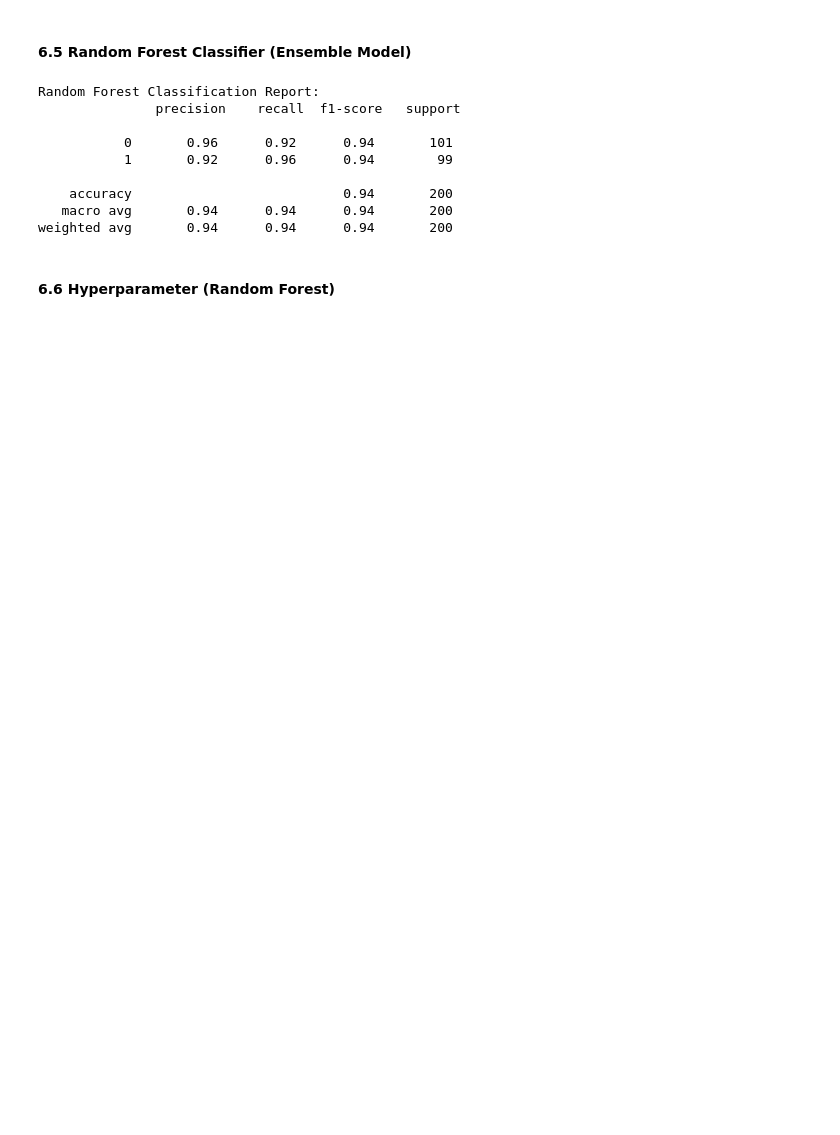
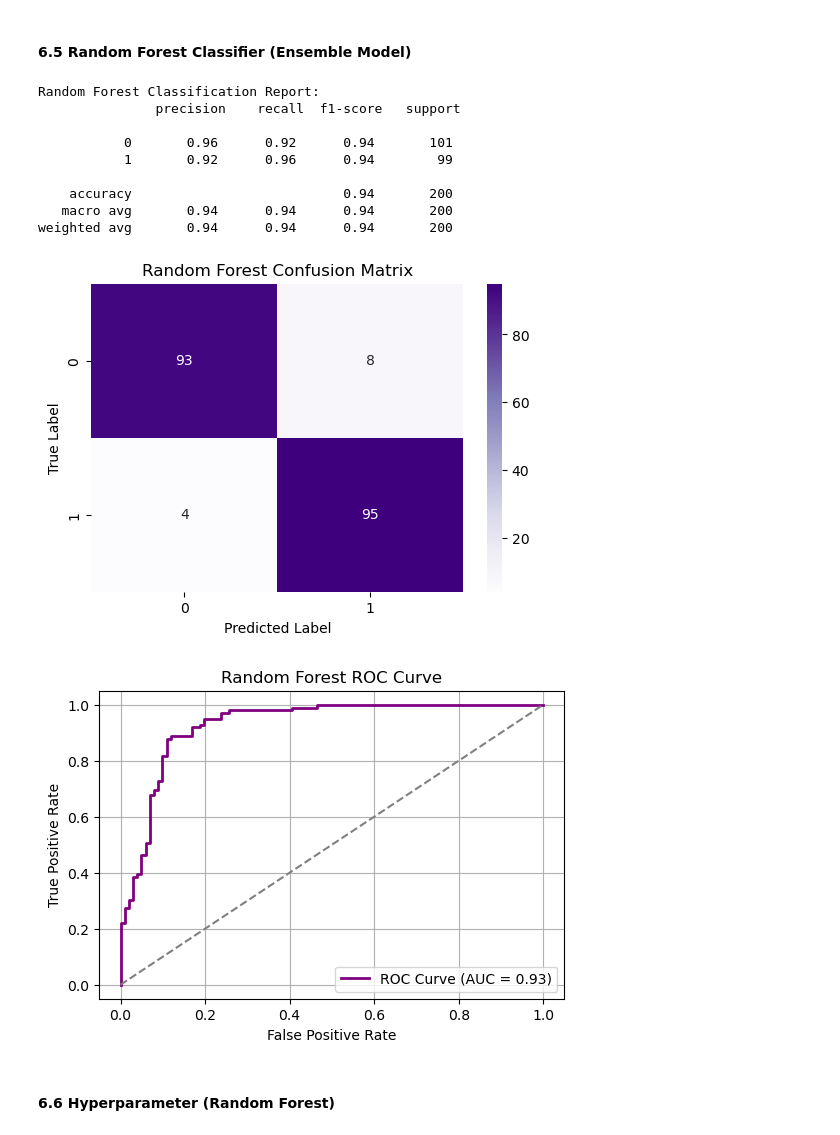
Before and after one commit to muhatonjeri/SyriaTel-Customer-Churn, a Jupyter notebook: notebooks/Customerchun.ipynb, the cells around one changed output. Cells and saved outputs as stored; diff of their text form; code cells hidden in the pictures; blank space fills up the shorter version.

```diff
--- a/notebooks/Customerchun.ipynb
+++ b/notebooks/Customerchun.ipynb
@@ -686,33 +759,58 @@ import pandas as pd
 from sklearn.model_selection import train_test_split
 from sklearn.ensemble import RandomForestClassifier
 from sklearn.metrics import classification_report
 from sklearn.datasets import make_classification # To create sample data
 
 # 1. Generating some sample data
 X, y = make_classification(n_samples=1000, n_features=20, n_informative=10, n_redundant=10, random_state=42)
 
 # 2. Spliting the data into training and testing sets
 X_train, X_test, y_train, y_test = train_test_split(X, y, test_size=0.2, random_state=42)
 
 # 3. Initialize and train the RandomForestClassifier
 rf = RandomForestClassifier(random_state=42)
 rf.fit(X_train, y_train)
 
 # 4. Making predictions on the test set
 y_pred_rf = rf.predict(X_test)
 
 # 5. Printing the classification report
 print("Random Forest Classification Report:\n", classification_report(y_test, y_pred_rf))
+
+# 6. Plotting the confusion matrix
+
+cm = confusion_matrix(y_test, y_pred_rf)
+
+plt.figure(figsize=(6, 4))
+sns.heatmap(cm, annot=True, fmt='d', cmap='Purples')
+plt.title('Random Forest Confusion Matrix')
+plt.xlabel('Predicted Label')
+plt.ylabel('True Label')
+plt.show()
+
+# 7. Plotting the ROC Curve
+
+plt.figure(figsize=(6, 4))
+plt.plot(fpr, tpr, color='purple', lw=2, label=f'ROC Curve (AUC = {roc_auc:.2f})')
+plt.plot([0, 1], [0, 1], linestyle='--', color='gray')
+plt.xlabel('False Positive Rate')
+plt.ylabel('True Positive Rate')
+plt.title('Random Forest ROC Curve')
+plt.legend()
+plt.grid(True)
+plt.show()
 # %% [output]
 Random Forest Classification Report:
                precision    recall  f1-score   support
 
            0       0.96      0.92      0.94       101
            1       0.92      0.96      0.94        99
 
     accuracy                           0.94       200
    macro avg       0.94      0.94      0.94       200
 weighted avg       0.94      0.94      0.94       200
+[figure, added]
+[figure, added]
 # %% [markdown]
 #### 6.6 Hyperparameter (Random Forest)
 # %%
```
Also changed, not shown: parts of 7 cells of this notebook.
